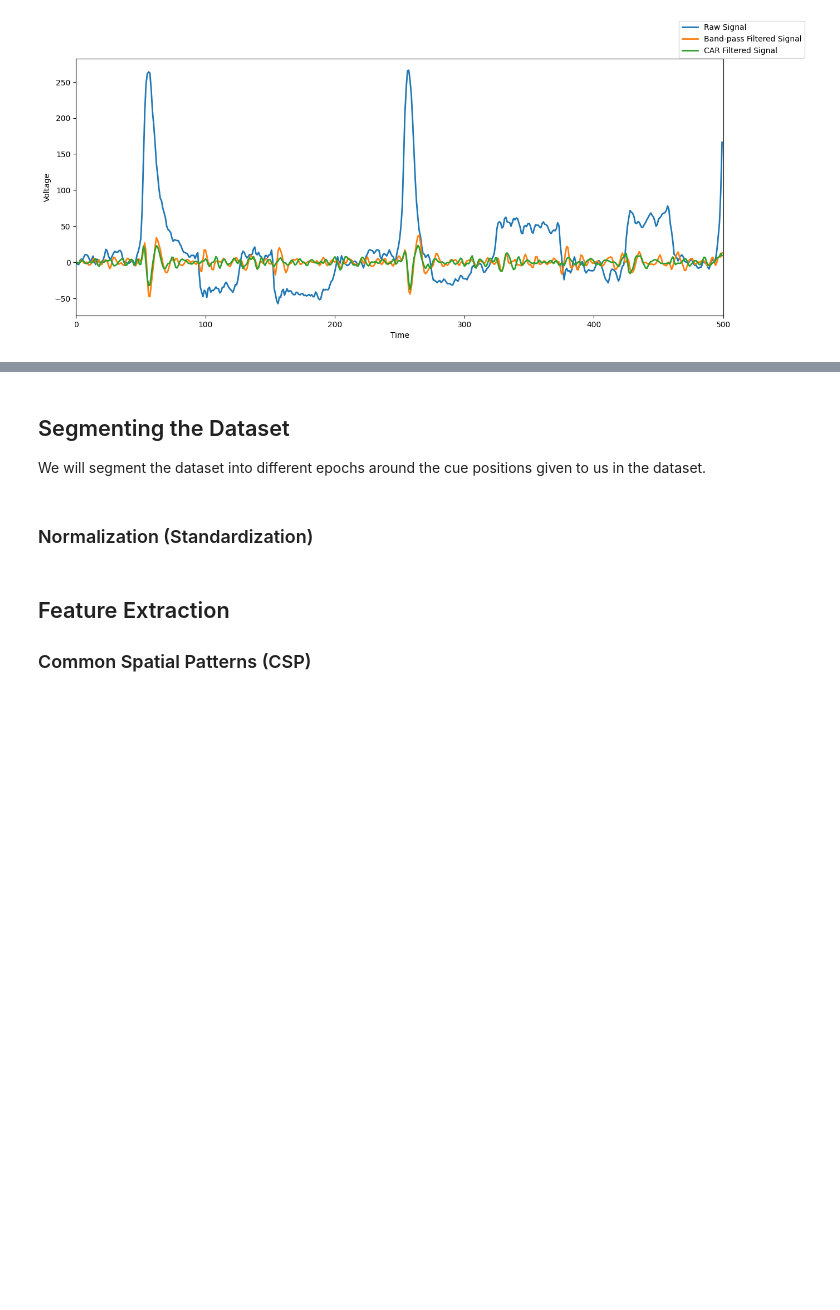
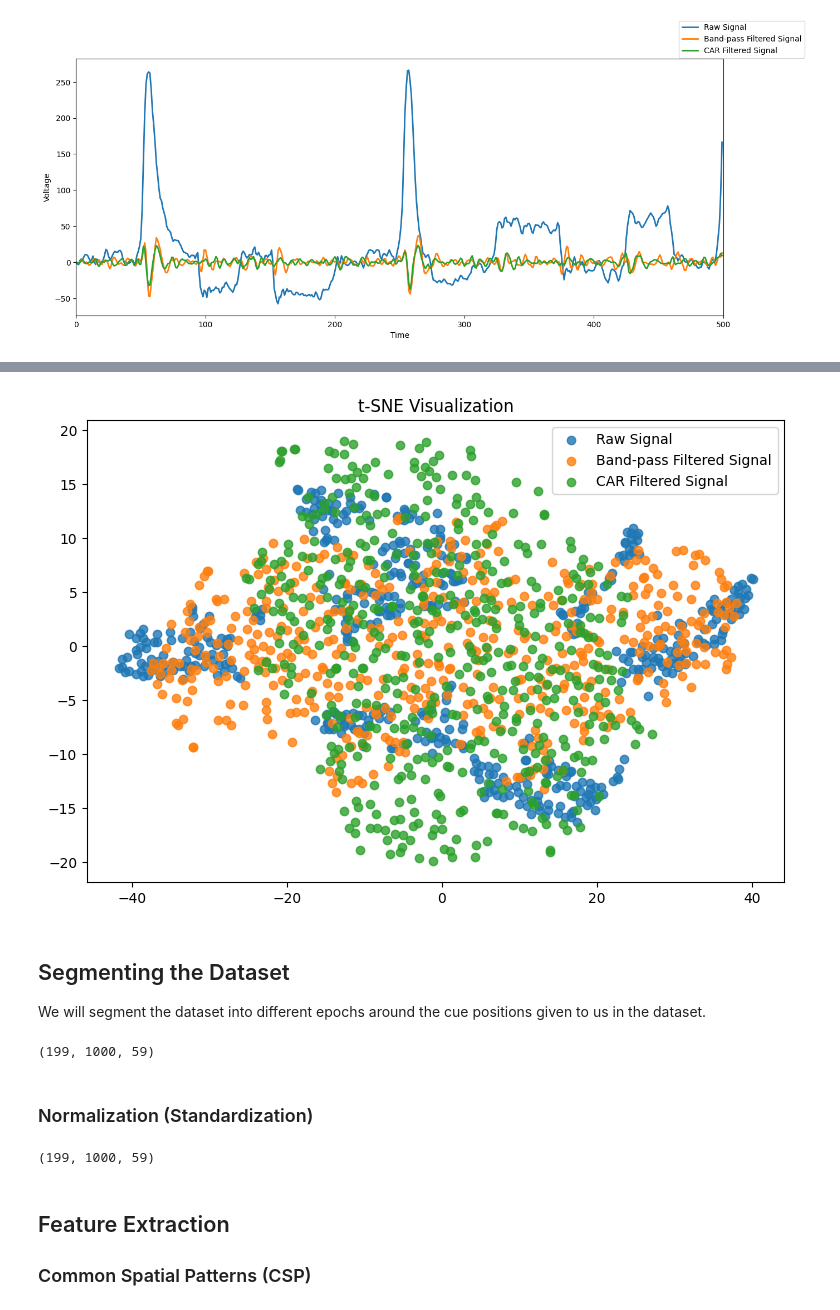
Before and after one commit to MobinRoohi/EEG-BCI, a Jupyter notebook: eeg-processing.ipynb, the cells around one changed output, grey strips where cells are left out. Drawn from its saved outputs; the diff is of its cells as text; code cells hidden in the pictures; blank space fills up the shorter version.

```diff
--- a/eeg-processing.ipynb
+++ b/eeg-processing.ipynb
@@ -148,3 +168,14 @@ visualize_contrast(cnt_list_1, label_list_1)
+# %%
+# Plot the t-SNE visualization
+fig, ax  = plt.subplots(figsize=(9,6))
+plt.scatter(tsne_cnt3[:, 0], tsne_cnt3[:, 1], alpha=0.8, label="Raw Signal")
+plt.scatter(tsne_cnt2[:, 0], tsne_cnt2[:, 1], alpha=0.8, label="Band-pass Filtered Signal")
+plt.scatter(tsne_cnt1[:, 0], tsne_cnt1[:, 1], alpha=0.8, label="CAR Filtered Signal")
+plt.title('t-SNE Visualization')
+plt.legend()
+plt.show()
+# %% [output]
+[figure, added]
 # %% [markdown]
 ## Segmenting the Dataset
 
@@ -207,6 +238,9 @@ def segment_data(cnt, y, a=0, b=1000):
 # %%
 # Segment the data to be used for model training
 seg_data, labels = segment_data(CAR_cnt, y, 0, 1000)
+seg_data.shape
+# %% [output]
+(199, 1000, 59)
 # %% [markdown]
 ### Normalization (Standardization)
 # %%
@@ -221,6 +255,9 @@ std_data_reshaped = scaler.fit_transform(seg_data_reshaped)
 
 # Revert the data to its previous shape
 std_data = std_data_reshaped.reshape(seg_data.shape)
+std_data.shape
+# %% [output]
+(199, 1000, 59)
 # %% [markdown]
 ## Feature Extraction
 
```
Also changed, not shown: parts of 6 cells of this notebook.
